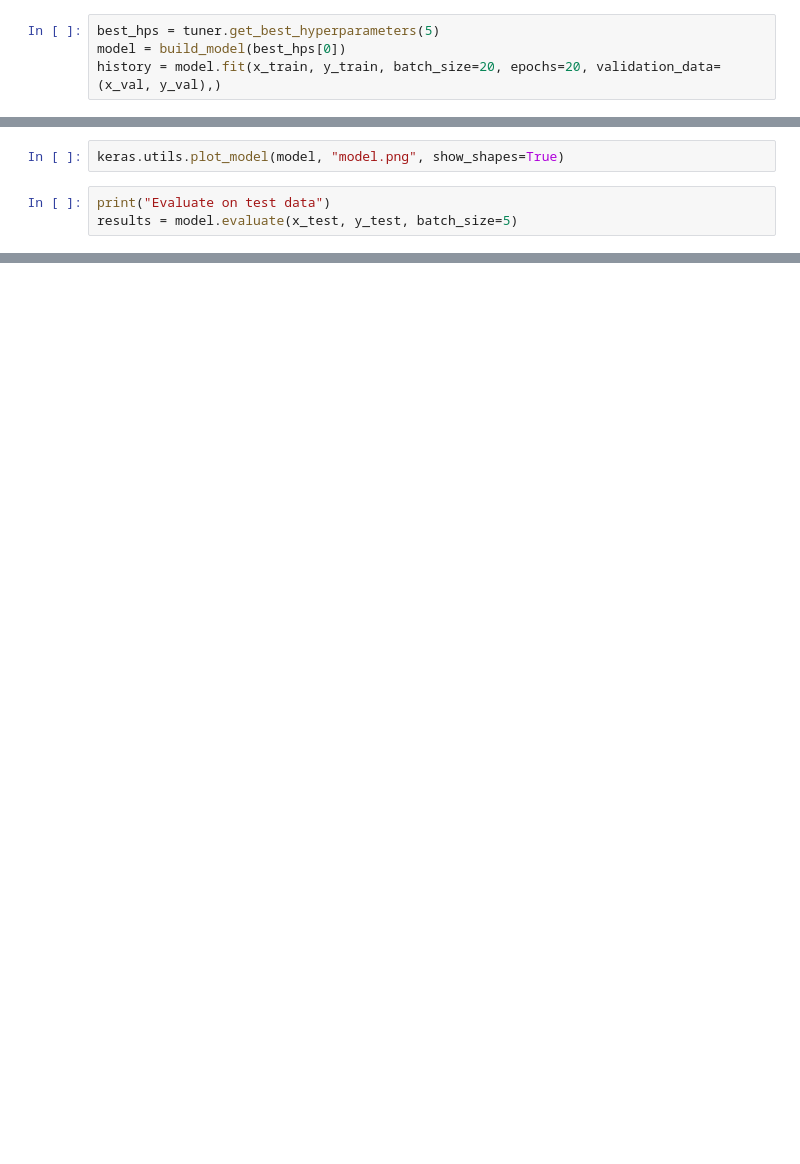
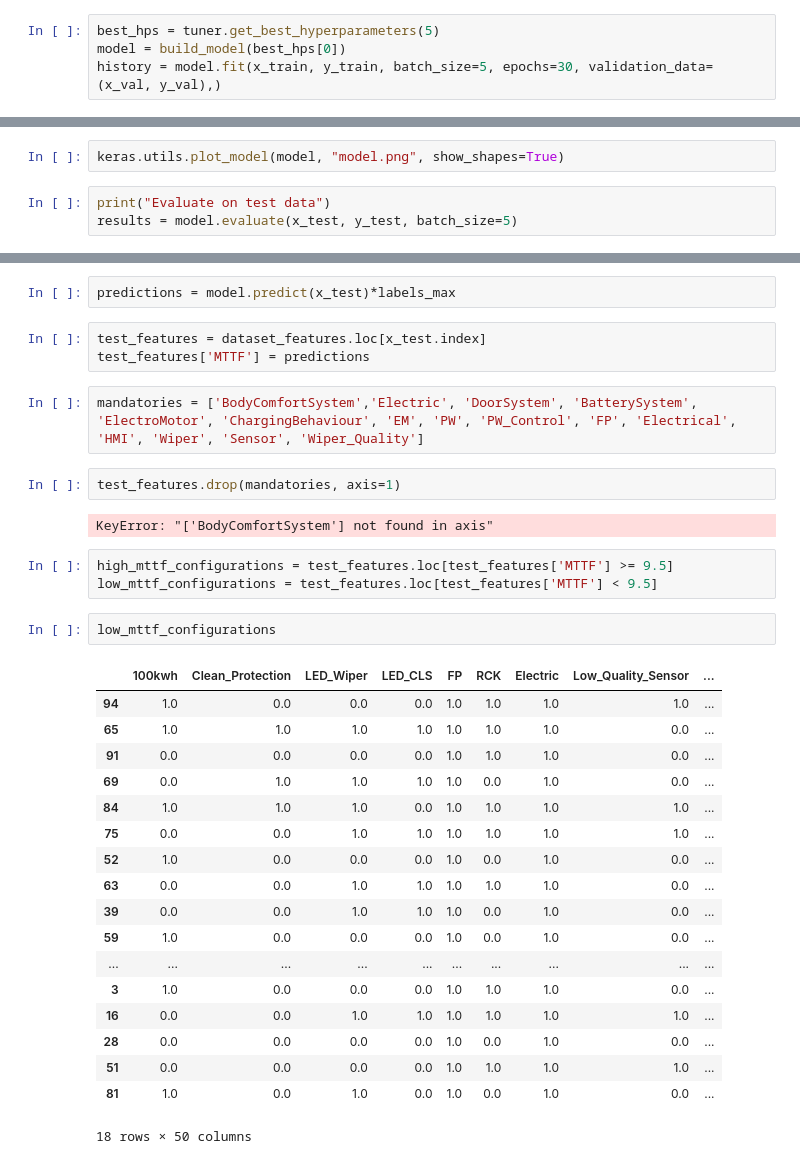
Before and after one commit to adrenalin97/DeepPerf, a Jupyter notebook: test.ipynb, the cells around one changed output, grey strips where cells are left out. Cells and saved outputs as stored; diff of their text form; blank space fills up the shorter version.

```diff
--- a/test.ipynb
+++ b/test.ipynb
@@ -82,7 +73,7 @@ tuner.results_summary()
 # %%
 best_hps = tuner.get_best_hyperparameters(5)
 model = build_model(best_hps[0])
-history = model.fit(x_train, y_train, batch_size=20, epochs=20, validation_data=(x_val, y_val),)
+history = model.fit(x_train, y_train, batch_size=5, epochs=30, validation_data=(x_val, y_val),)
 # %%
 def plot_the_loss_curve(epochs, mse):
   """Plot a curve of loss vs. epoch."""
@@ -150,0 +109,35 @@ print(predictions*labels_max)
+# %%
+predictions = model.predict(x_test)*labels_max
+# %%
+test_features = dataset_features.loc[x_test.index]
+test_features['MTTF'] = predictions
+# %%
+mandatories = ['BodyComfortSystem','Electric', 'DoorSystem', 'BatterySystem', 'ElectroMotor', 'ChargingBehaviour', 'EM', 'PW', 'PW_Control', 'FP', 'Electrical', 'HMI', 'Wiper', 'Sensor', 'Wiper_Quality']
+# %%
+test_features.drop(mandatories, axis=1)
+# %% [output]
+KeyError: "['BodyComfortSystem'] not found in axis"
+# %%
+high_mttf_configurations = test_features.loc[test_features['MTTF'] >= 9.5]
+low_mttf_configurations = test_features.loc[test_features['MTTF'] < 9.5]
+# %%
+low_mttf_configurations
+# %% [output]
+|  | 100kwh | Clean_Protection | LED_Wiper | LED_CLS | FP | RCK | Electric | Low_Quality_Sensor | ... |
+| 94 | 1.0 | 0.0 | 0.0 | 0.0 | 1.0 | 1.0 | 1.0 | 1.0 | ... |
+| 65 | 1.0 | 1.0 | 1.0 | 1.0 | 1.0 | 1.0 | 1.0 | 0.0 | ... |
+| 91 | 0.0 | 0.0 | 0.0 | 0.0 | 1.0 | 1.0 | 1.0 | 0.0 | ... |
+| 69 | 0.0 | 1.0 | 1.0 | 1.0 | 1.0 | 0.0 | 1.0 | 0.0 | ... |
+| 84 | 1.0 | 1.0 | 1.0 | 0.0 | 1.0 | 1.0 | 1.0 | 1.0 | ... |
+| 75 | 0.0 | 0.0 | 1.0 | 1.0 | 1.0 | 1.0 | 1.0 | 1.0 | ... |
+| 52 | 1.0 | 0.0 | 0.0 | 0.0 | 1.0 | 0.0 | 1.0 | 0.0 | ... |
+| 63 | 0.0 | 0.0 | 1.0 | 1.0 | 1.0 | 1.0 | 1.0 | 0.0 | ... |
+| 39 | 0.0 | 0.0 | 1.0 | 1.0 | 1.0 | 0.0 | 1.0 | 0.0 | ... |
+| 59 | 1.0 | 0.0 | 0.0 | 0.0 | 1.0 | 0.0 | 1.0 | 0.0 | ... |
+| ... | ... | ... | ... | ... | ... | ... | ... | ... | ... |
+| 3 | 1.0 | 0.0 | 0.0 | 0.0 | 1.0 | 1.0 | 1.0 | 0.0 | ... |
+| 16 | 0.0 | 0.0 | 1.0 | 1.0 | 1.0 | 1.0 | 1.0 | 1.0 | ... |
+| 28 | 0.0 | 0.0 | 0.0 | 0.0 | 1.0 | 0.0 | 1.0 | 0.0 | ... |
+| 51 | 0.0 | 0.0 | 0.0 | 0.0 | 1.0 | 1.0 | 1.0 | 1.0 | ... |
+| 81 | 1.0 | 0.0 | 1.0 | 0.0 | 1.0 | 0.0 | 1.0 | 0.0 | ... |
+18 rows × 50 columns
```
Also changed, not shown: parts of 12 cells of this notebook, 6 other files.
